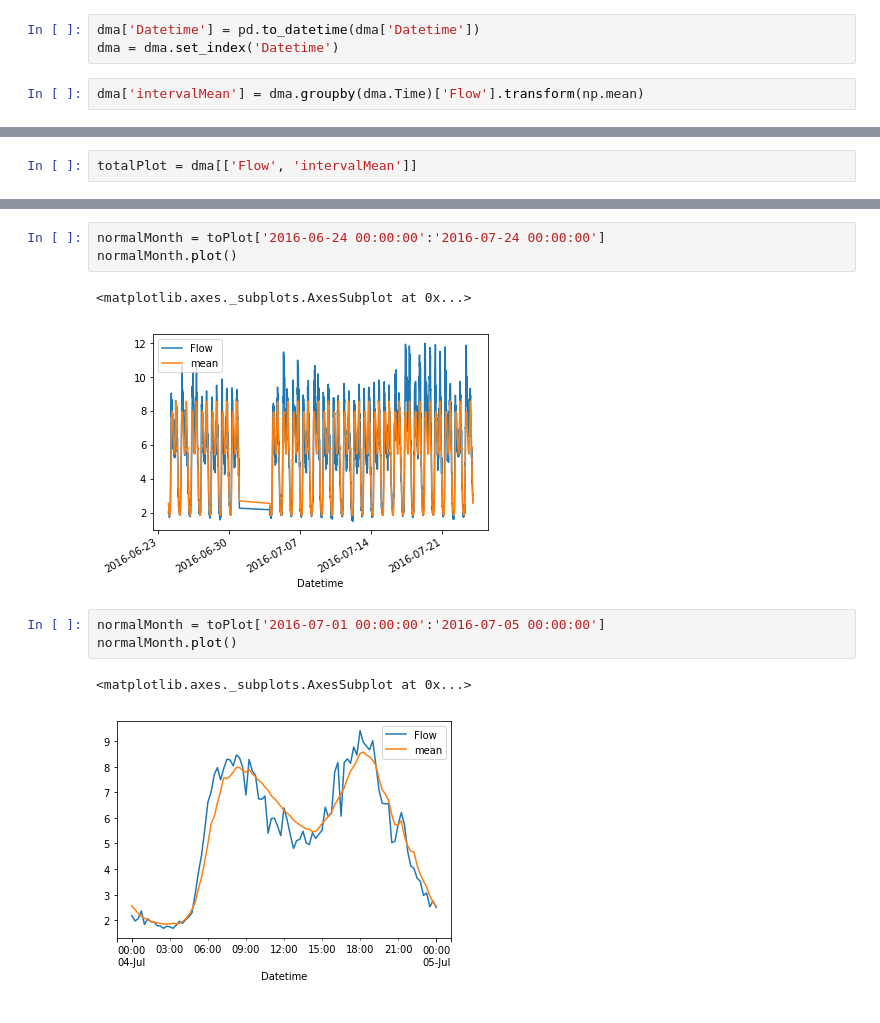
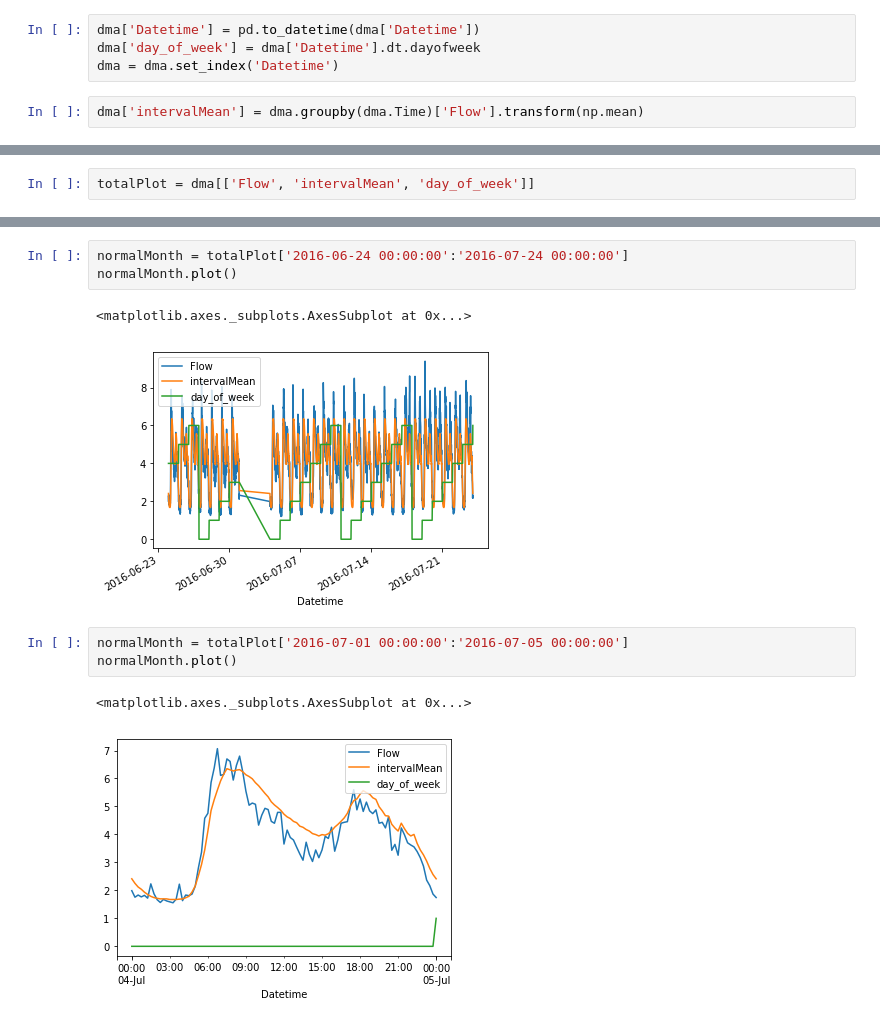
Before and after one commit to dicksonl/yorkshirewaterdatadive, a Jupyter notebook: JuneDataDive.ipynb, the cells around one changed output, grey strips where cells are left out. Drawn from its saved outputs; the diff is of its cells as text.

```diff
--- a/JuneDataDive.ipynb
+++ b/JuneDataDive.ipynb
@@ -53,6 +52,7 @@ len(dma.index)
 35040
 # %%
 dma['Datetime'] = pd.to_datetime(dma['Datetime'])
+dma['day_of_week'] = dma['Datetime'].dt.dayofweek
 dma = dma.set_index('Datetime')
 # %%
 dma['intervalMean'] = dma.groupby(dma.Time)['Flow'].transform(np.mean)
@@ -71,5 +71,5 @@ dma54.to_pickle("./data/DMAProcessed")
 # %%
-totalPlot = dma[['Flow', 'intervalMean']]
+totalPlot = dma[['Flow', 'intervalMean', 'day_of_week']]
 # %%
 totalPlot.plot()
 #09/08/2016
@@ -119,15 +119,15 @@ normalMonth.plot()
 # %%
-normalMonth = toPlot['2016-06-24 00:00:00':'2016-07-24 00:00:00']
+normalMonth = totalPlot['2016-06-24 00:00:00':'2016-07-24 00:00:00']
 normalMonth.plot()
 # %% [output]
 <matplotlib.axes._subplots.AxesSubplot at 0x...>
-[figure, old version]
+[figure, new version]
 # %%
-normalMonth = toPlot['2016-07-01 00:00:00':'2016-07-05 00:00:00']
+normalMonth = totalPlot['2016-07-01 00:00:00':'2016-07-05 00:00:00']
 normalMonth.plot()
 # %% [output]
 <matplotlib.axes._subplots.AxesSubplot at 0x...>
-[figure, old version]
+[figure, new version]
 # %%
 # Repairs
 #96 steps per day
```
Also changed, not shown: parts of 24 cells of this notebook.
